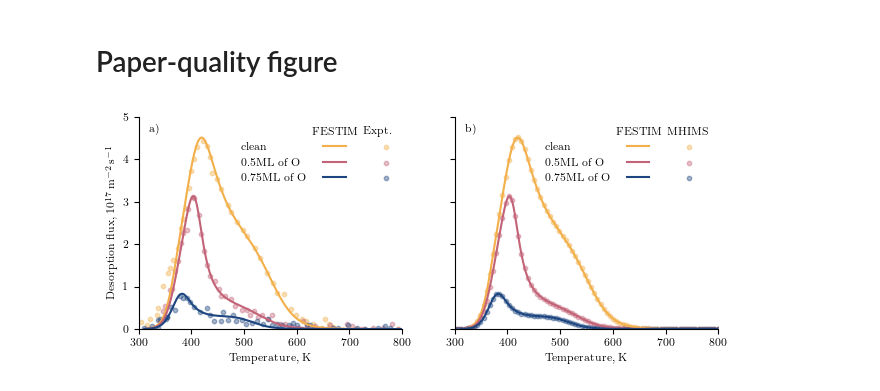
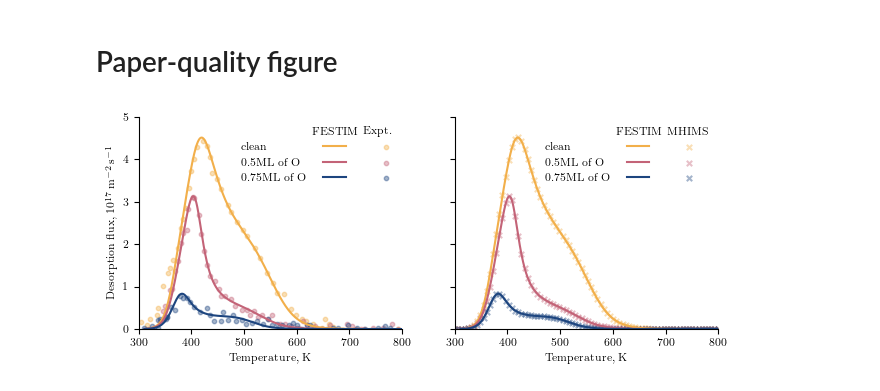
Before and after one commit to KulaginVladimir/FESTIM-SurfaceKinetics-Validation, a Jupyter notebook: D_WO/D_WO.ipynb, the cells around one changed output. Drawn from its saved outputs; the diff is of its cells as text; code cells hidden in the pictures.

Commit message:
upd DWO figure

```diff
--- a/D_WO/D_WO.ipynb
+++ b/D_WO/D_WO.ipynb
@@ -369,8 +369,8 @@ for i, case in enumerate(cases):
     axs[1].scatter(
         MHIMS_data[::12, 0],
         MHIMS_data[::12, 1] / 1e17,
-        marker="o",
-        s=10,
+        marker="x",
+        s=15,
         color=l1.get_color(),
         alpha=0.4,
         label="None",
@@ -379,34 +379,34 @@ for i, case in enumerate(cases):
 extra = Rectangle((0, 0), 1, 1, fc="w", fill=False, edgecolor="none", linewidth=0)
 
 empty_label = [""]
 label_col1 = ["", "clean", "0.5ML of O", "0.75ML of O"]
 label_col2 = ["FESTIM"]
 label_col3 = ["Expt.", "MHIMS"]
+names = ["experiment", "MHIMS"]
 
 for i, axis in enumerate(axs):
     h, l = axis.get_legend_handles_labels()
-    handles = [extra] * 5 + h[0::2] + [extra] + h[1::2]
+    handles = [extra] * 5 + h[0::2] + [extra] + h[1::2] + [extra]
     labels = np.concatenate(
         [label_col1, label_col2, empty_label * 3, [label_col3[i]], empty_label * 3]
     )
     axis.set_xlabel("Temperature, K")
     axis.set_xlim(300, 800)
-    axis.text(320, 4.7, f"{ascii_lowercase[i]})", ha="left", va="center")
     axis.legend(
         handles,
         labels,
         fancybox=False,
         ncols=3,
         handletextpad=-3,
         frameon=False,
         columnspacing=1.5,
     )
     axis.spines[["right", "top"]].set_visible(False)
     axis.set_ylim(0, 5)
 
 axs[0].set_ylabel(r"Desorption flux, $10^{17}\,\si{m^{-2}.s{^{-1}}}$")
 
-# plt.savefig("./D_WO.png", dpi=1000, bbox_inches="tight", pad_inches=0.01)
+# plt.savefig("./D_WO.pdf", dpi=1000, bbox_inches="tight", pad_inches=0.01)
 plt.show()
 # %% [output]
-[figure, old version]
+[figure, new version]
```
Also changed, not shown: parts of 1 cell of this notebook.
